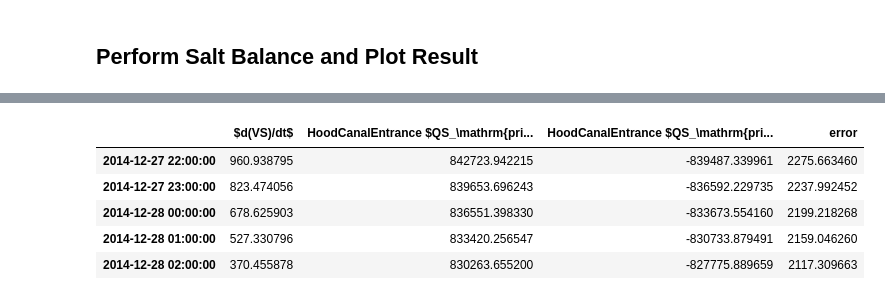
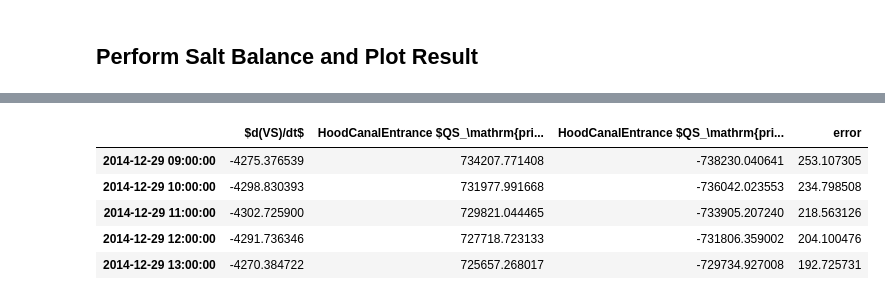
Before and after one commit to bedaro/ssm-analysis, a Jupyter notebook: transport/TEFBudget.ipynb, the cells around one changed output, grey strips where cells are left out. Cells and saved outputs as stored; diff of their text form; code cells hidden in the pictures.

```diff
--- a/transport/TEFBudget.ipynb
+++ b/transport/TEFBudget.ipynb
@@ -390,3 +387,0 @@ total_vol.shape
-# %%
-VS = (hydro_output['salinity'][:,:,cv_node_list-1] * total_vol).sum(axis=(1,2))
-VS.shape
@@ -403,25 +396,21 @@ array([-1244703.60704891, -1208483.38112331, -1113344.22660516, ...,
 # %% [markdown]
 ## Calculate salinity fluxes in and out
 # %%
-qs_in = {}
-qs_out = {}
-for s, ds in section_extractions.items():
-    upstream_nodes, downstream_nodes = border_nodes[s]
-    # Figure out if the control volume is on the upstream or downstream side.
-    # This will determine the direction of the transport variable relative to
-    # the CV.
-    test_node = list(upstream_nodes)[0]
-    cv_node = cv_node_list[-1]
-    direction = 1 if nx.has_path(g, cv_node, test_node) else -1
+qspr_in = {}
+qspr_out = {}
+transect_directions = cv.transect_directions()
+for s, d in zip(section_names, transect_directions):
+    direction = 1 if d else -1
+    ds = section_extractions[s]
     # shape becomes (s_z, xi_sect, time)
     q = np.moveaxis(ds['q'][:], 0, 2)
     salt = np.moveaxis(ds['salt'][:], 0, 2)
     # shape becomes (xi_sect, time)
     tide_adj = (1 + ds['zeta'][:] / ds['h'][:]).T
-    qs_in[s] = (np.where(q * direction > 0, q, 0) * salt * tide_adj * direction).sum(axis=(0,1))
-    qs_out[s] = (np.where(q * direction < 0, q, 0) * salt * tide_adj * direction).sum(axis=(0,1))
-    display(f'qs_in {s}', qs_in[s])
-    display(f'qs_out {s}', qs_out[s])
+    qspr_in[s] = (np.where(q * direction > 0, q, 0) * salt * tide_adj * direction).sum(axis=(0,1))
+    qspr_out[s] = (np.where(q * direction < 0, q, 0) * salt * tide_adj * direction).sum(axis=(0,1))
+    display(f'qs_in {s}', qspr_in[s])
+    display(f'qs_out {s}', qspr_out[s])
 # %% [output]
 'qs_in HoodCanalEntrance'
 masked_array(data=[0.0, 61329.714414107686, 125798.9108527712, ...,
@@ -435,20 +424,14 @@ masked_array(data=[-1551690.884399748, -668570.9053551895,
                    -573.7421098277639, -1792.1899824503148],
              mask=[False, False, False, ..., False, False, False],
        fill_value=1e+20)
-# %%
-if tide_avg:
-    dVSdt = filt_godin(dVSdt)
-    for s in section_names:
-        qs_in[s] = filt_godin(qs_in[s])
-        qs_out[s] = filt_godin(qs_out[s])
 # %% [markdown]
 ## Perform Salt Balance and Plot Result
 # %%
 model_salt_df = pd.DataFrame({'$d(VS)/dt$': dVSdt[:right_cut_model-1]}, index=model_dates)
 salt_section_data = {}
 for x in section_names:
-    salt_section_data[x + ' $QS_\mathrm{prism,in}$'] = qs_in[x][:right_cut_section]
-    salt_section_data[x + ' $QS_\mathrm{prism,out}$'] = qs_out[x][:right_cut_section]
+    salt_section_data[x + ' $QS_\mathrm{prism,in}$'] = qspr_in[x][:right_cut_section]
+    salt_section_data[x + ' $QS_\mathrm{prism,out}$'] = qspr_out[x][:right_cut_section]
 salt_budget = model_salt_df.merge(pd.DataFrame(salt_section_data, index=section_dates),
                                   how='left', left_index=True, right_index=True)
 salt_budget.dropna().tail()
@@ -476,11 +459,11 @@ if tide_avg:
 # %%
-salt_budget['error'] = -salt_budget['$d(VS)/dt$'] + salt_budget[salt_budget.columns[salt_budget.columns != '$d(VS)/dt$']].sum(1, skipna=False)
+salt_budget['error'] = -salt_budget['$d(VS)/dt$'] + salt_budget[salt_budget.columns[1:]].sum(1, skipna=False)
 salt_budget.dropna().tail()
 # %% [output]
 |  | $d(VS)/dt$ | HoodCanalEntrance $QS_\mathrm{pri... | HoodCanalEntrance $QS_\mathrm{pri... | error |
-| 2014-12-27 22:00:00 | 960.938795 | 842723.942215 | -839487.339961 | 2275.663460 |
-| 2014-12-27 23:00:00 | 823.474056 | 839653.696243 | -836592.229735 | 2237.992452 |
-| 2014-12-28 00:00:00 | 678.625903 | 836551.398330 | -833673.554160 | 2199.218268 |
-| 2014-12-28 01:00:00 | 527.330796 | 833420.256547 | -830733.879491 | 2159.046260 |
-| 2014-12-28 02:00:00 | 370.455878 | 830263.655200 | -827775.889659 | 2117.309663 |
+| 2014-12-29 09:00:00 | -4275.376539 | 734207.771408 | -738230.040641 | 253.107305 |
+| 2014-12-29 10:00:00 | -4298.830393 | 731977.991668 | -736042.023553 | 234.798508 |
+| 2014-12-29 11:00:00 | -4302.725900 | 729821.044465 | -733905.207240 | 218.563126 |
+| 2014-12-29 12:00:00 | -4291.736346 | 727718.723133 | -731806.359002 | 204.100476 |
+| 2014-12-29 13:00:00 | -4270.384722 | 725657.268017 | -729734.927008 | 192.725731 |
 # %%
```
Also changed, not shown: parts of 34 cells of this notebook, 3 other files.
